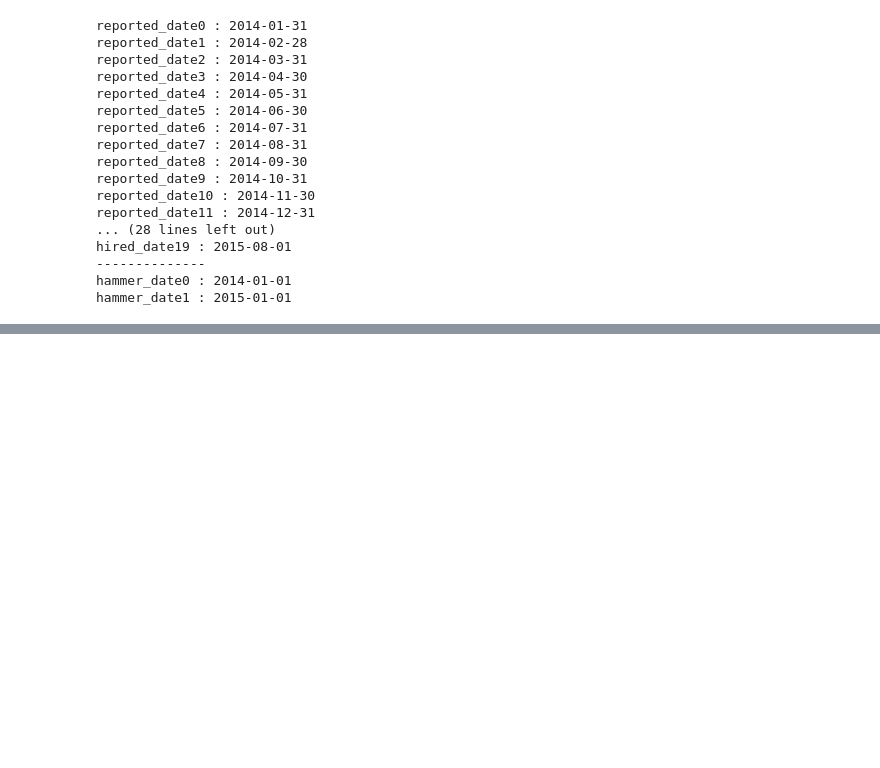
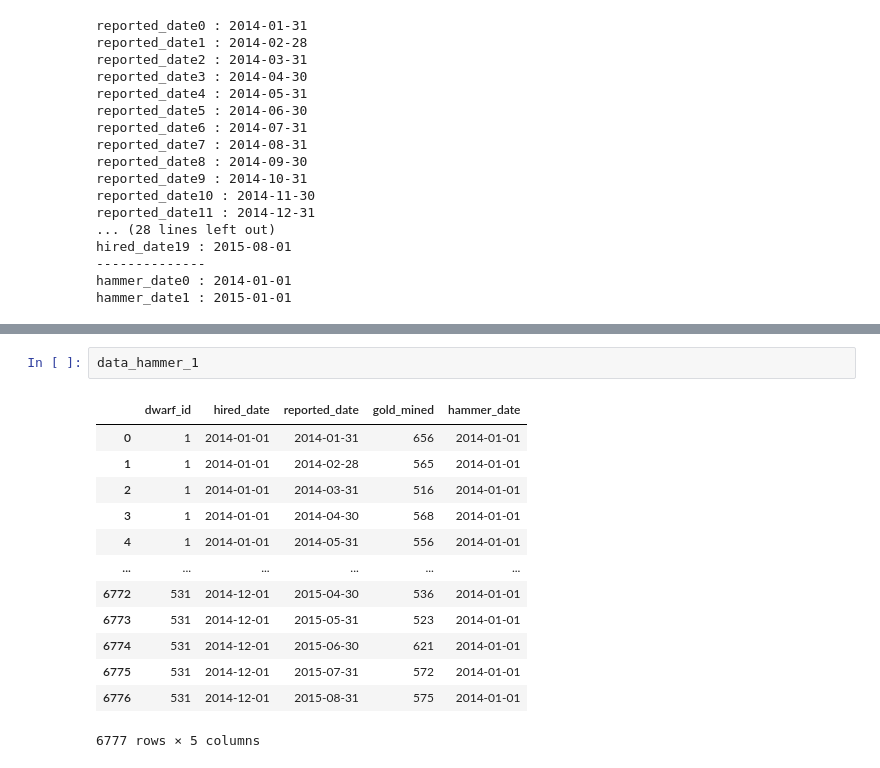
Before and after one commit to Sergo448/gazprom, a Jupyter notebook: notebooks/updating_test.ipynb, the cells around one changed output, grey strips where cells are left out. Cells and saved outputs as stored; diff of their text form; blank space fills up the shorter version.

```diff
--- a/notebooks/updating_test.ipynb
+++ b/notebooks/updating_test.ipynb
@@ -176,0 +228,16 @@ reported_date -будем считать, днем каждого замера.
+# %%
+data_hammer_1
+# %% [output]
+|  | dwarf_id | hired_date | reported_date | gold_mined | hammer_date |
+| 0 | 1 | 2014-01-01 | 2014-01-31 | 656 | 2014-01-01 |
+| 1 | 1 | 2014-01-01 | 2014-02-28 | 565 | 2014-01-01 |
+| 2 | 1 | 2014-01-01 | 2014-03-31 | 516 | 2014-01-01 |
+| 3 | 1 | 2014-01-01 | 2014-04-30 | 568 | 2014-01-01 |
+| 4 | 1 | 2014-01-01 | 2014-05-31 | 556 | 2014-01-01 |
+| ... | ... | ... | ... | ... | ... |
+| 6772 | 531 | 2014-12-01 | 2015-04-30 | 536 | 2014-01-01 |
+| 6773 | 531 | 2014-12-01 | 2015-05-31 | 523 | 2014-01-01 |
+| 6774 | 531 | 2014-12-01 | 2015-06-30 | 621 | 2014-01-01 |
+| 6775 | 531 | 2014-12-01 | 2015-07-31 | 572 | 2014-01-01 |
+| 6776 | 531 | 2014-12-01 | 2015-08-31 | 575 | 2014-01-01 |
+6777 rows × 5 columns
```
Also changed, not shown: parts of 9 cells of this notebook.
